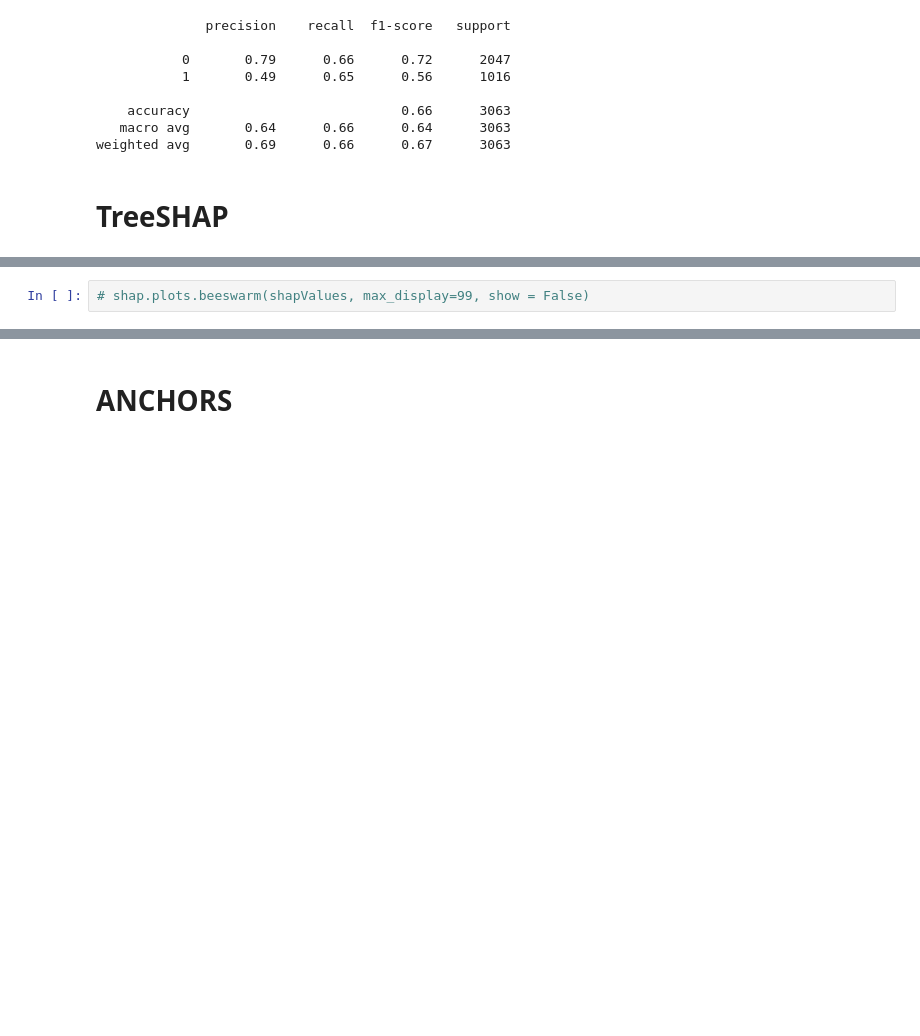
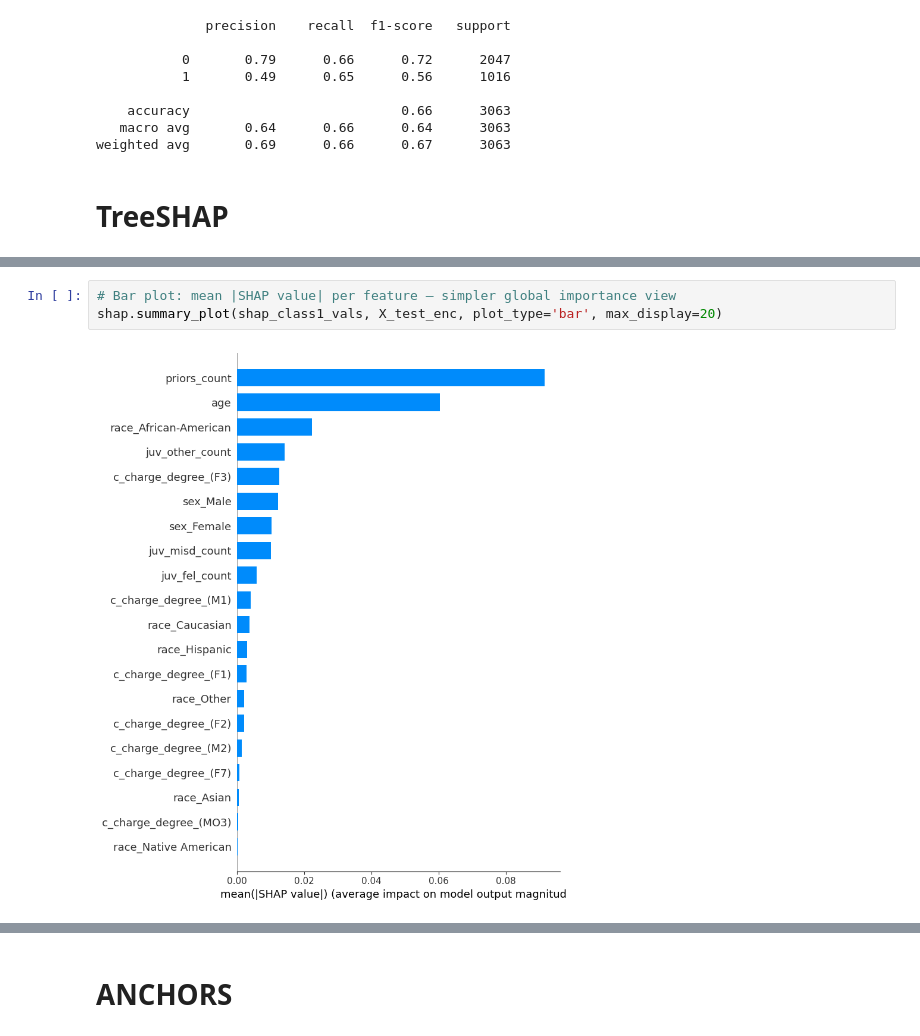
Before and after one commit to SarahSwinnen/ExplainabilityCOMPAS, a Jupyter notebook: notebook.ipynb, the cells around one changed output, grey strips where cells are left out. Cells and saved outputs as stored; diff of their text form; blank space fills up the shorter version.

```diff
--- a/notebook.ipynb
+++ b/notebook.ipynb
@@ -243,2 +263,5 @@ shap.summary_plot(shapValues, X_test_enc)
 # %%
-# shap.plots.beeswarm(shapValues, max_display=99, show = False)
+# Bar plot: mean |SHAP value| per feature — simpler global importance view
+shap.summary_plot(shap_class1_vals, X_test_enc, plot_type='bar', max_display=20)
+# %% [output]
+[figure, added]
```
Also changed, not shown: parts of 6 cells of this notebook.
